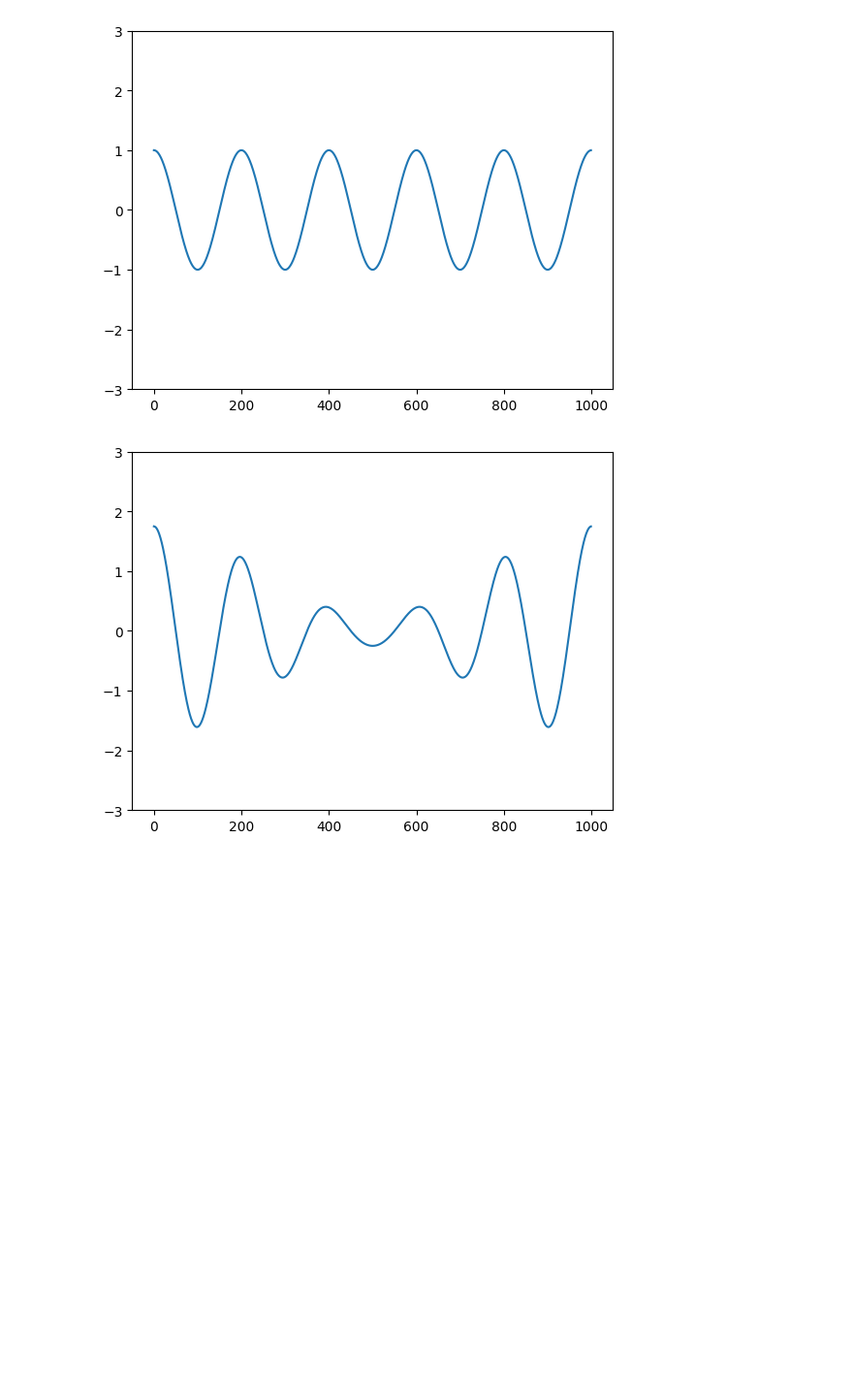
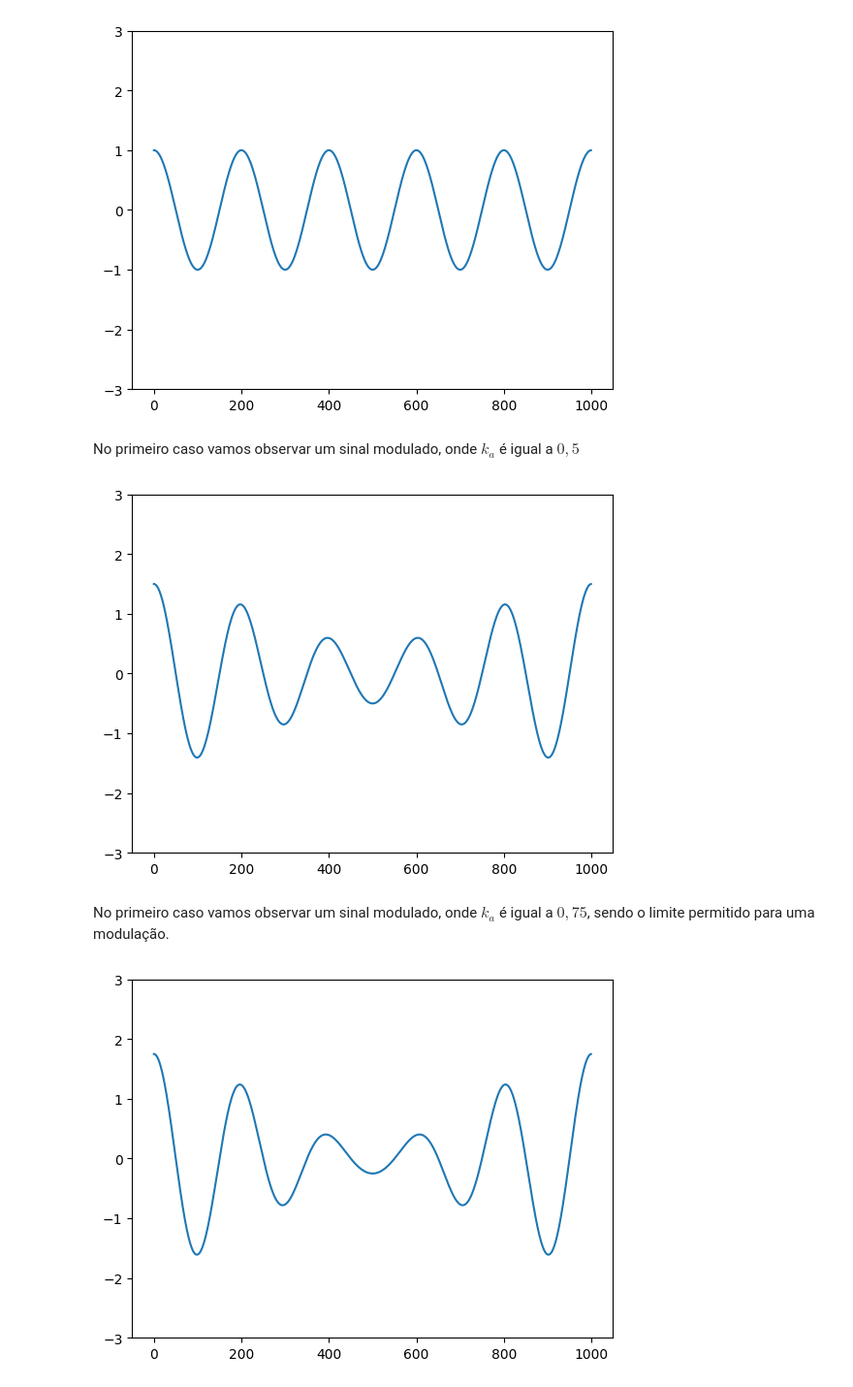
Before and after one commit to vitorfraga12/Principios-de-Comunicaoes, a Jupyter notebook: PrincipiosQ1.ipynb, the cells around one changed output. Shown: that part at 97% size. Cells and saved outputs as stored; diff of their text form; code cells hidden in the pictures; blank space fills up the shorter version.

```diff
--- a/PrincipiosQ1.ipynb
+++ b/PrincipiosQ1.ipynb
@@ -17,6 +34,29 @@ plt.ylim(-3, 3)
 plt.show()
 # %% [output]
 [figure]
+# %% [markdown]
+No primeiro caso vamos observar um sinal modulado, onde $k_a$ é igual a $0,5$
+# %%
+import numpy as np
+import matplotlib.pyplot as plt
+
+amostras = 1000
+amp = 1
+fc = 5
+k = 0.5
+
+s = []
+for t in range(amostras):
+    m_t = np.cos(2 * np.pi * t / 1000)  # Correção na definição de m_t
+    s.append(amp * (1 + m_t * k) * np.cos(2 * np.pi * (t / 1000) * fc))
+
+plt.plot(s)
+plt.ylim(-3, 3)
+plt.show()
+# %% [output]
+[figure, added]
+# %% [markdown]
+No primeiro caso vamos observar um sinal modulado, onde $k_a$ é igual a $0,75$, sendo o limite permitido para uma modulação.
 # %%
 import numpy as np
 import matplotlib.pyplot as plt
```
Also changed, not shown: parts of 4 cells of this notebook.
